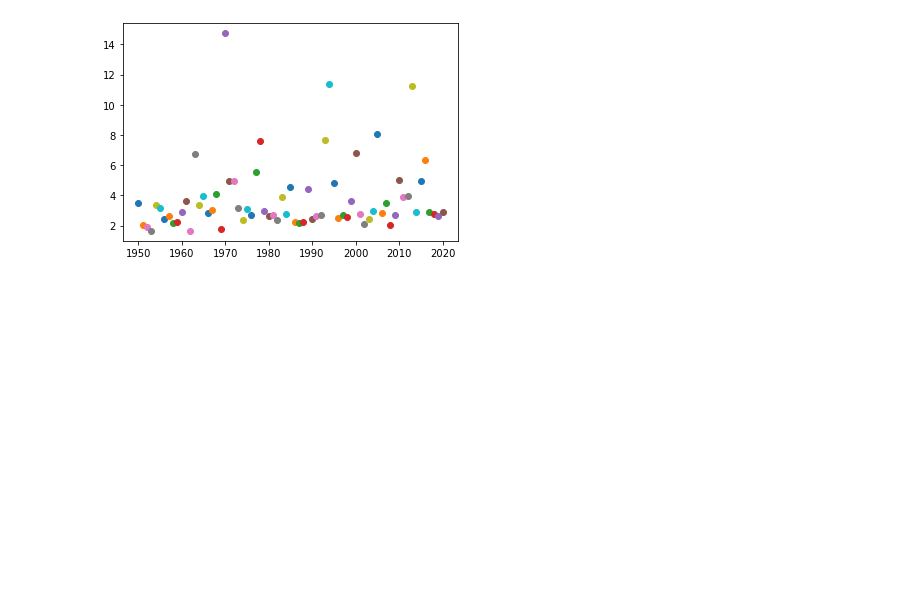
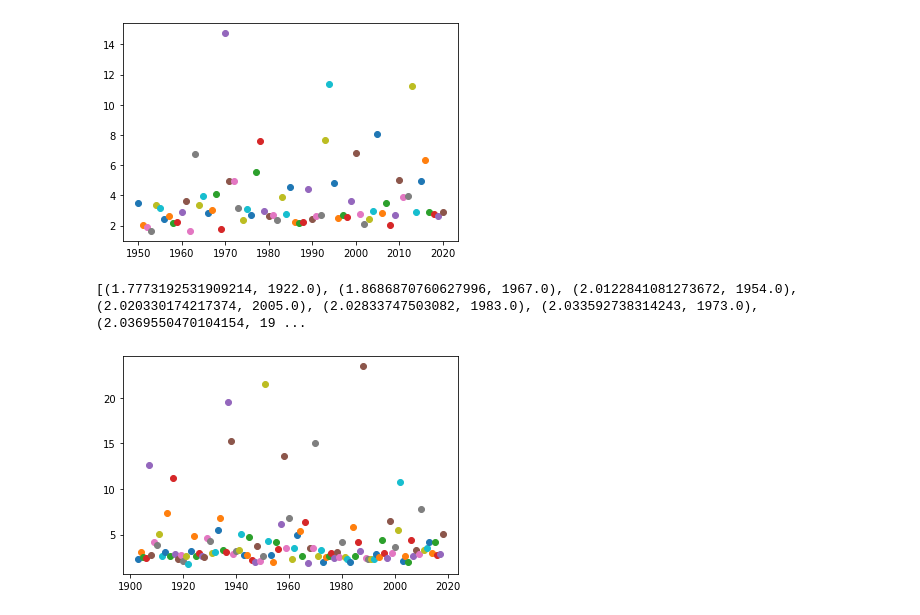
Before and after one commit to arpanlaha/math199-project-2, a Jupyter notebook: collapses.ipynb, the cells around one changed output. Saved outputs shown, nothing was run; the diff lists cells and outputs as text; code cells hidden in the pictures; blank space fills up the shorter version.

Commit message:
add team averages and histograms

```diff
--- a/collapses.ipynb
+++ b/collapses.ipynb
@@ -66,5 +66,3 @@ def generate_collapse_scores(league, years):
             team_years[team] = np.append(team_years.get(team, np.array([])), year)
 
     return collapse_scores, team_years
-# %%
-collapse_scores,team_years=generate_collapse_scores("nba", NBA_YEARS)
@@ -91,22 +69,29 @@ print(collapse_scores)
+# %%
+nba_collapse_scores, nba_team_years = generate_collapse_scores("nba", NBA_YEARS)
+mlb_collapse_scores, mlb_team_years = generate_collapse_scores("mlb", MLB_YEARS)
 # %%
 #average collapse score over time in NBA
-yearDict={}
-for i in zip(collapse_scores, team_years):
-    for x in zip(collapse_scores[i[0]],team_years[i[0]]):
-        if(x[1] not in yearDict):
-            yearDict[x[1]]=[x[0]]
-        else:
-            yearDict[x[1]].append(x[0])
-avgYearDict={}
-for x in yearDict:
-    avgYearDict[x]=sum(yearDict[x])/len(yearDict[x])
-sort=(sorted(list(avgYearDict.values())))
-sortedList=[]
-for i in sort:
-    sortedList.append((i,list(avgYearDict.keys())[list(avgYearDict.values()).index(i)]))
-for i in zip(avgYearDict.keys(),avgYearDict.values()):
-    plt.scatter(i[0],i[1])
-print(sortedList)
+def print_over_time(collapse_scores, team_years):
+    yearDict={}
+    for i in zip(collapse_scores, team_years):
+        for x in zip(collapse_scores[i[0]],team_years[i[0]]):
+            if(x[1] not in yearDict):
+                yearDict[x[1]]=[x[0]]
+            else:
+                yearDict[x[1]].append(x[0])
+    avgYearDict={}
+    for x in yearDict:
+        avgYearDict[x]=sum(yearDict[x])/len(yearDict[x])
+    sort=(sorted(list(avgYearDict.values())))
+    sortedList=[]
+    for i in sort:
+        sortedList.append((i,list(avgYearDict.keys())[list(avgYearDict.values()).index(i)]))
+    for i in zip(avgYearDict.keys(),avgYearDict.values()):
+        plt.scatter(i[0],i[1])
+    print(sortedList)
+
+
+print_over_time(nba_collapse_scores, nba_team_years)
 # %% [output]
 [(1.6417863454435913, 1953.0), (1.662889361417327, 1962.0), (1.7933830383683877, 1969.0), (1.8691929512568268, 1952.0), (2.016966251356759, 1951.0), (2.0522577775948294, 2008.0), (2.1179648230224353,  ...
 [figure]
@@ -115,0 +98,5 @@ collapse_scores,team_years=generate_collapse_scores("mlb", MLB_YEARS)
+# %%
+print_over_time(mlb_collapse_scores, mlb_team_years)
+# %% [output]
+[(1.7773192531909214, 1922.0), (1.8686870760627996, 1967.0), (2.0122841081273672, 1954.0), (2.020330174217374, 2005.0), (2.02833747503082, 1983.0), (2.033592738314243, 1973.0), (2.0369550470104154, 19 ...
+[figure, added]
```
Also changed, not shown: parts of 6 cells of this notebook.
